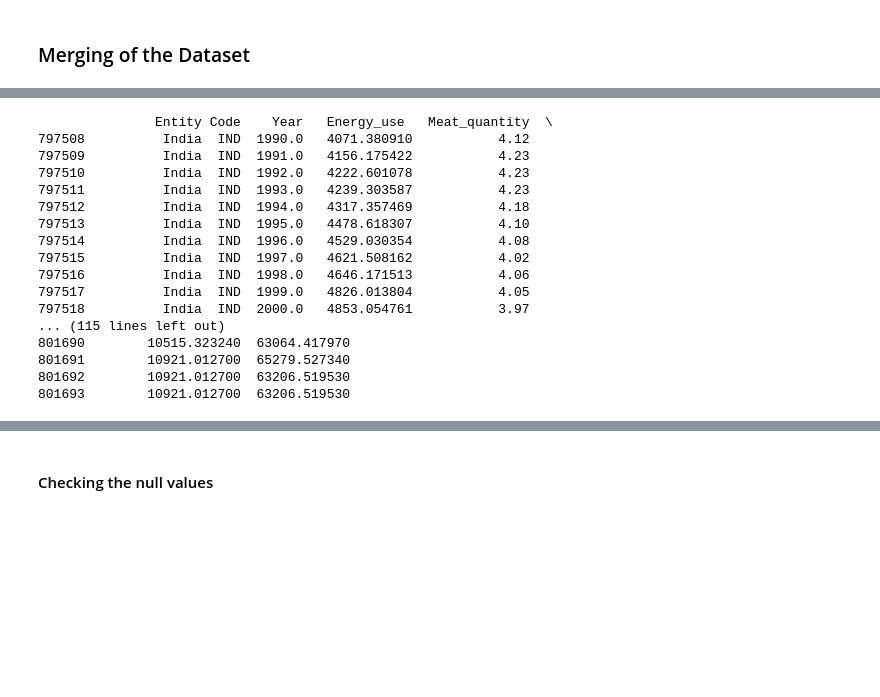
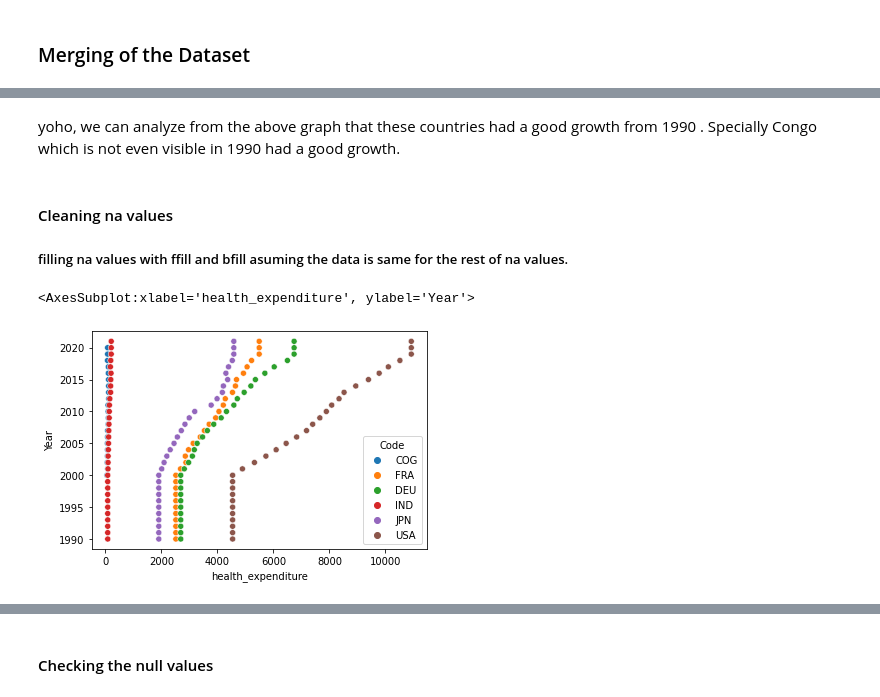
Before and after one commit to NeerajG03/Economic-Growth-Versus-Factors-expenditure-consumption-and-production, a Jupyter notebook: Set1.ipynb, the cells around one changed output, grey strips where cells are left out. Saved outputs shown, nothing was run; the diff lists cells and outputs as text; code cells hidden in the pictures; blank space fills up the shorter version.

```diff
--- a/Set1.ipynb
+++ b/Set1.ipynb
@@ -46,31 +71,19 @@ data =data.loc[data['Code'].isin(["IND","USA"])]             # add countries of
+# %% [markdown]
+yoho, we can analyze from the above graph that these countries had a good growth from 1990 . Specially Congo which is not even visible in 1990 had a good growth.
+# %% [markdown]
+#### Cleaning na values
+##### filling na values with ffill and bfill asuming the data is same for the rest of na values.
 # %%
 data["Meat_quantity"] = data.groupby('Entity')['Meat_quantity'].transform(lambda x: x.ffill().bfill())
-data["Energy_use "] = data.groupby('Entity')['Energy_use '].transform(lambda x: x.ffill().bfill())
 data["health_expenditure"] = data.groupby('Entity')['health_expenditure'].transform(lambda x: x.ffill().bfill())
+data["Electricity(TWh)"] = data.groupby('Entity')['Electricity(TWh)'].transform(lambda x: x.ffill().bfill())
+data["Cereal yield "] = data.groupby('Entity')['Cereal yield '].transform(lambda x: x.ffill().bfill())
 data["GDP "] = data.groupby('Entity')['GDP '].transform(lambda x: x.ffill().bfill())
 
-
-data =pd.DataFrame(data)
-with pd.option_context('display.max_rows', None,
-                       'display.max_columns', None,
-                       'display.precision', 6,
-                       ):
-                            print(data)
+sns.scatterplot(x="health_expenditure",
+                    y="Year",
+                    hue="Code",
+                    data=data)
 # %% [output]
-               Entity Code    Year   Energy_use   Meat_quantity  \
-797508          India  IND  1990.0   4071.380910           4.12
-797509          India  IND  1991.0   4156.175422           4.23
-797510          India  IND  1992.0   4222.601078           4.23
-797511          India  IND  1993.0   4239.303587           4.23
-797512          India  IND  1994.0   4317.357469           4.18
-797513          India  IND  1995.0   4478.618307           4.10
-797514          India  IND  1996.0   4529.030354           4.08
-797515          India  IND  1997.0   4621.508162           4.02
-797516          India  IND  1998.0   4646.171513           4.06
-797517          India  IND  1999.0   4826.013804           4.05
-797518          India  IND  2000.0   4853.054761           3.97
-... (115 lines left out)
-801690        10515.323240  63064.417970
-801691        10921.012700  65279.527340
-801692        10921.012700  63206.519530
-801693        10921.012700  63206.519530
+<AxesSubplot:xlabel='health_expenditure', ylabel='Year'>
+[figure, added]
```
Also changed, not shown: parts of 38 cells of this notebook, 2 other files.
